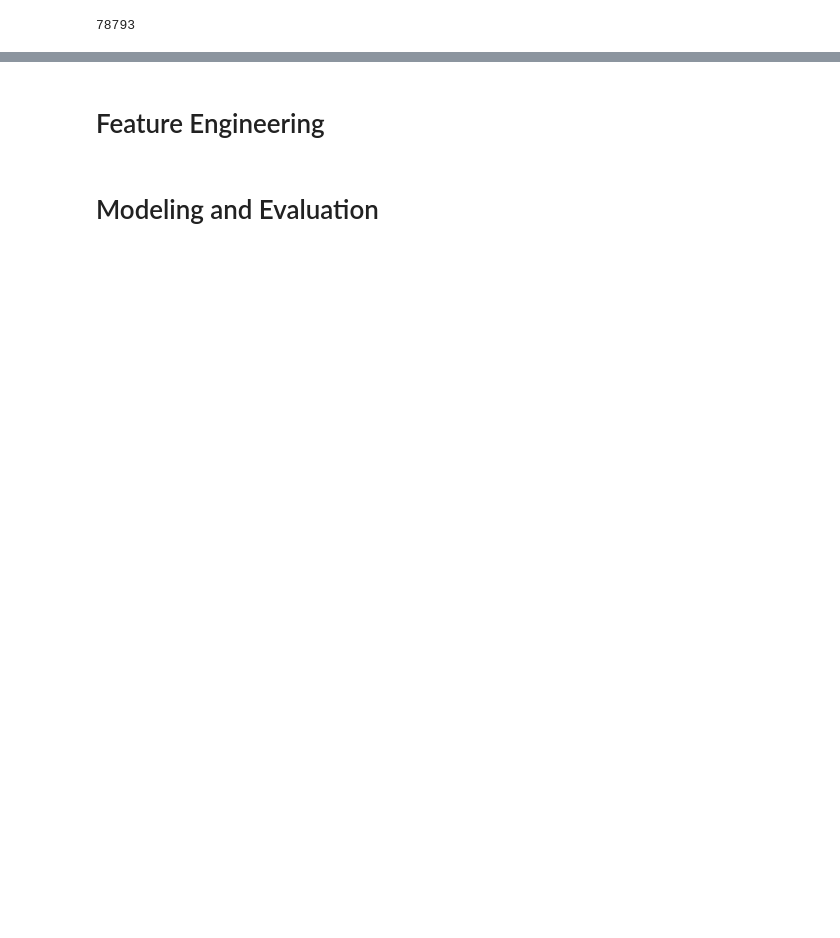
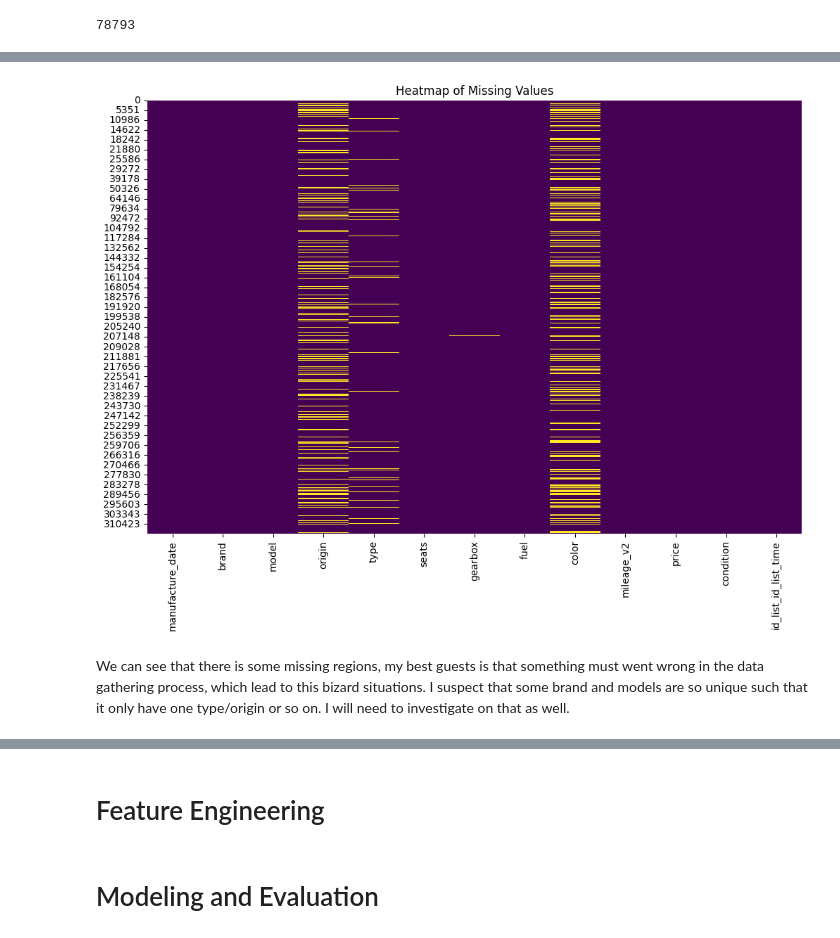
Before and after one commit to ngnquanq/car-price-prediction, a Jupyter notebook: demo.ipynb, the cells around one changed output, grey strips where cells are left out. Saved outputs shown, nothing was run; the diff lists cells and outputs as text; code cells hidden in the pictures; blank space fills up the shorter version.

Commit message:
WIP
Watchout the outlier, missing values and duplicates

```diff
--- a/demo.ipynb
+++ b/demo.ipynb
@@ -101,0 +110,11 @@ data['id'].nunique(), data['list_id'].nunique(), data['list_time'].nunique()
+# %%
+# Convert data types of the columns
+data['brand'] = data['brand'].astype('category')
+data['model'] = data['model'].astype('category')
+data['origin'] = data['origin'].astype('category')
+data['gearbox'] = data['gearbox'].astype('category')
+data['fuel'] = data['fuel'].astype('category')
+data['type'] = data['type'].astype('category')
+data['color'] = data['color'].astype('category')
+data['condition'] = data['condition'].astype('category')
+data.dtypes
@@ -194,0 +230,6 @@ dtype: int64
+# %%
+# Records with missing values in the 'price','brand','model' column
+# Select and print records with missing values in 'brand', 'model', and 'target'
+missing_records = data[data[['brand', 'model', 'price']].isnull().any(axis=1)]
+print("Records with missing values in 'brand', 'model', and 'target':")
+missing_records
@@ -194,0 +282,3 @@ dtype: int64
+# %%
+missing_price_only.to_csv((f'{data_path}/inference.csv'), index=False)
+data = data[~data.index.isin(missing_records.index)]
@@ -194,0 +331,8 @@ dtype: int64
+# %%
+# Drop the columns
+data = data.drop(columns=['id', 'list_id', 'list_time'])
+
+# Drop rows where seats is less than or equal to 0
+data = data[data['seats'] > 0]
+
+data
@@ -194,0 +391,9 @@ dtype: int64
+# %%
+plt.figure(figsize=(12, 8))
+sns.heatmap(data.isnull(), cbar=False, cmap='viridis')
+plt.title('Heatmap of Missing Values')
+plt.show()
+# %% [output]
+[figure, added]
+# %% [markdown]
+We can see that there is some missing regions, my best guests is that something must went wrong in the data gathering process, which lead to this bizard situations. I suspect that some brand and models are so unique such that it only have one type/origin or so on. I will need to investigate on that as well.
```
Also changed, not shown: parts of 68 cells of this notebook, 2 other files.
